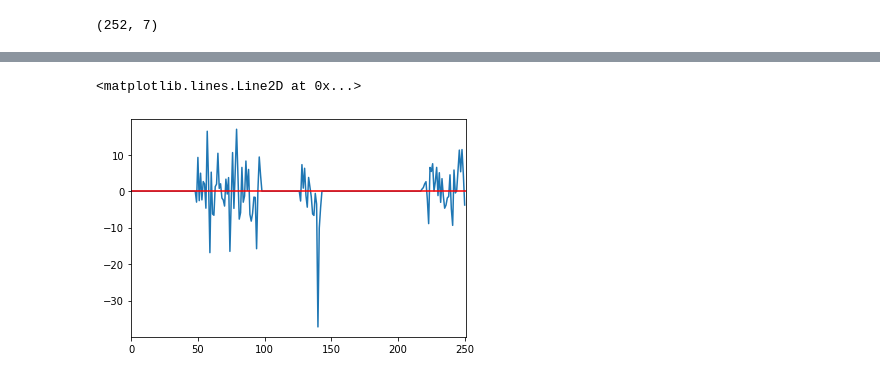
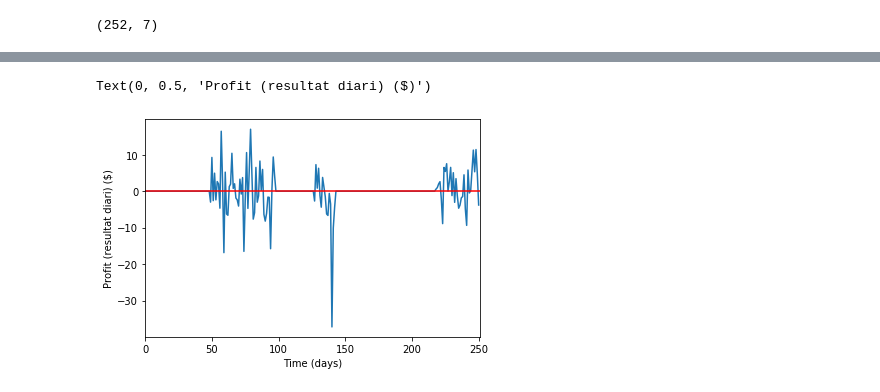
Before and after one commit to oscarthreepwood/Curs-Python-Analysis, a Jupyter notebook: curs_analytics_netflix.ipynb, the cells around one changed output, grey strips where cells are left out. Saved outputs shown, nothing was run; the diff lists cells and outputs as text; code cells hidden in the pictures.

```diff
--- a/curs_analytics_netflix.ipynb
+++ b/curs_analytics_netflix.ipynb
@@ -73,13 +67,15 @@ taula['shares']=[1 if taula.loc[ei,'ma10'] > taula.loc[ei,'ma50'] else 0
 # %%
 taula['profit']=[taula.loc[ei,'Close1'] - taula.loc[ei,'Close']
                  if taula.loc[ei, 'shares']==1 else 0
                  for ei in taula.index]
 
 taula['profit'].plot()
 plt.axhline(y=0,color='red')
+plt.xlabel('Time (days)')
+plt.ylabel('Profit (resultat diari) ($)')
 # %% [output]
-<matplotlib.lines.Line2D at 0x...>
+Text(0, 0.5, 'Profit (resultat diari) ($)')
-[figure, old version]
+[figure, new version]
 # %%
 taula['wealth']=taula['profit'].cumsum()
 # %%
```
Also changed, not shown: parts of 37 cells of this notebook.
